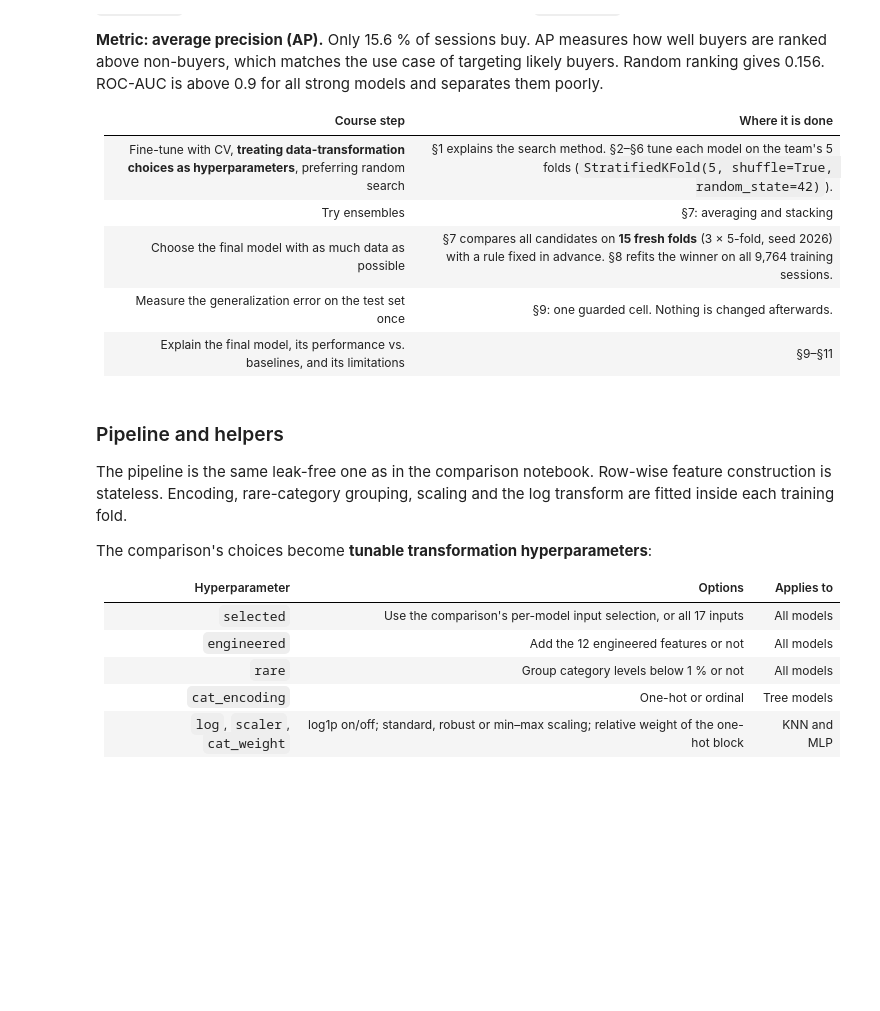
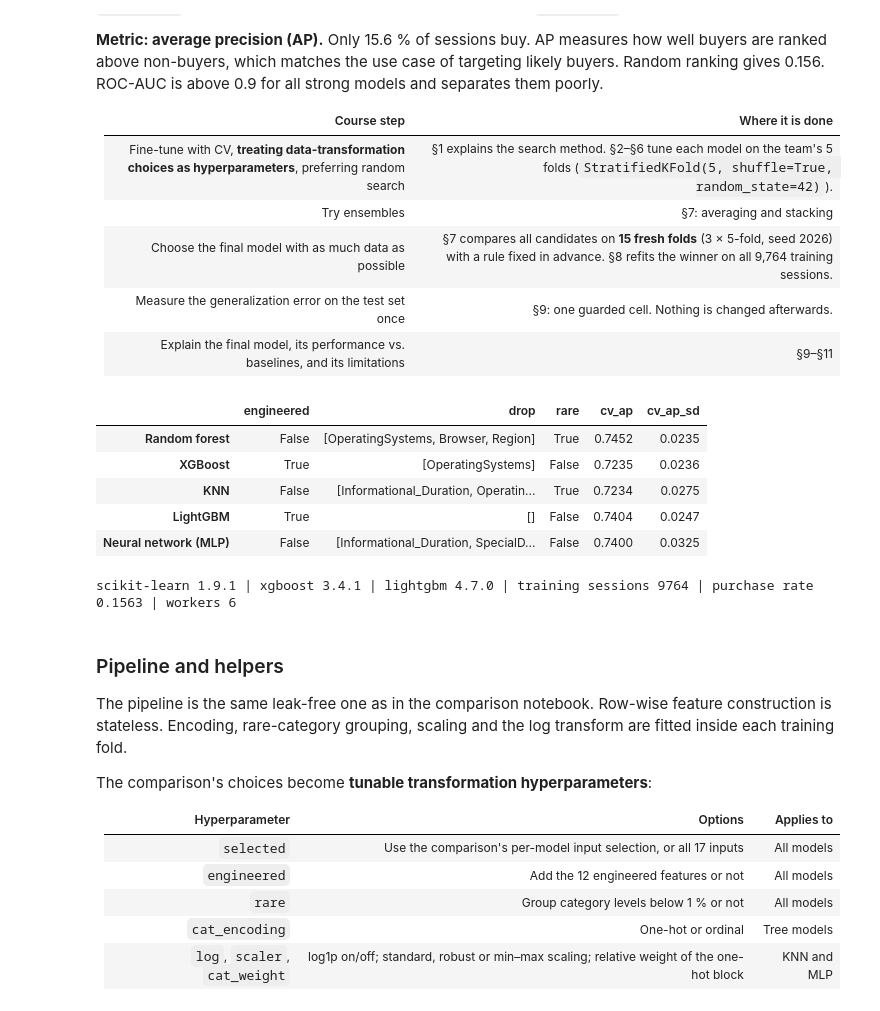
Before and after one commit to xiaogouyy/MGSC674-Group-Project, a Jupyter notebook: fine_tuning_models.ipynb, the cells around one changed output. Cells and saved outputs as stored; diff of their text form; code cells hidden in the pictures; blank space fills up the shorter version.

```diff
--- a/fine_tuning_models.ipynb
+++ b/fine_tuning_models.ipynb
@@ -43,7 +71,7 @@ import pandas as pd
 import sklearn
 import xgboost as xgb
 from IPython.display import display
-from joblib import Parallel, delayed
+from sklearn.utils.parallel import Parallel, delayed   # passes the scikit-learn config to the workers
 from scipy.stats import loguniform, randint, uniform
 from sklearn.base import BaseEstimator, TransformerMixin, clone
 from sklearn.compose import ColumnTransformer
@@ -64,34 +92,45 @@ from threadpoolctl import threadpool_limits
 warnings.filterwarnings('ignore', category=FutureWarning)
 pd.set_option('display.float_format', lambda v: f'{v:.4f}')
 pd.set_option('display.max_columns', 30)
 pd.set_option('display.width', 230)
 
 SEED = 42
-N_JOBS = os.cpu_count() or 1
+# Memory-safe parallelism: at most 6 workers, and scikit-learn's chunked distance computations
+# (KNN) are capped at 256 MB per worker instead of the 1 GB default.
+N_JOBS = min(6, os.cpu_count() or 1)
+sklearn.set_config(working_memory=256)
 OUT = Path('fine_tuning_results')
 OUT.mkdir(exist_ok=True)
 TARGET = 'Revenue'
 
 COUNTS = ['Administrative', 'Informational', 'ProductRelated']
 DURATIONS = [c + '_Duration' for c in COUNTS]
 RAW_NUM = ['Administrative', 'Administrative_Duration', 'Informational', 'Informational_Duration', 'ProductRelated',
            'ProductRelated_Duration', 'BounceRates', 'ExitRates', 'PageValues', 'SpecialDay']
 CATS = ['Month', 'OperatingSystems', 'Browser', 'Region', 'TrafficType', 'VisitorType', 'Weekend']
 FEATURES = RAW_NUM + CATS
 LOG_SET = set(COUNTS + DURATIONS + ['PageValues', 'TotalPages', 'TotalDuration', 'AvgTimePerPage', 'AvgProductTime',
                                     'AvgAdminTime', 'AvgInfoTime'])
 
 SHORT = json.load(open('model_comparison_results/shortlist.json'))
 MODELS = list(SHORT)
 display(pd.DataFrame(SHORT).T)
 
 train_raw = pd.read_csv('train_raw.csv')
 X_train, y_train = train_raw[FEATURES], train_raw[TARGET].astype(int).to_numpy()
 FOLDS = list(StratifiedKFold(n_splits=5, shuffle=True, random_state=SEED).split(X_train, y_train))
 CONFIRM_FOLDS = list(RepeatedStratifiedKFold(n_splits=5, n_repeats=3, random_state=2026).split(X_train, y_train))
 TEST_EVALUATED = False
 print(f'scikit-learn {sklearn.__version__} | xgboost {xgb.__version__} | lightgbm {lgb.__version__} | '
       f'training sessions {len(X_train)} | purchase rate {y_train.mean():.4f} | workers {N_JOBS}')
+# %% [output]
+|  | engineered | drop | rare | cv_ap | cv_ap_sd |
+| Random forest | False | [OperatingSystems, Browser, Region] | True | 0.7452 | 0.0235 |
+| XGBoost | True | [OperatingSystems] | False | 0.7235 | 0.0236 |
+| KNN | False | [Informational_Duration, Operatin... | True | 0.7234 | 0.0275 |
+| LightGBM | True | [] | False | 0.7404 | 0.0247 |
+| Neural network (MLP) | False | [Informational_Duration, SpecialD... | False | 0.7400 | 0.0325 |
+scikit-learn 1.9.1 | xgboost 3.4.1 | lightgbm 4.7.0 | training sessions 9764 | purchase rate 0.1563 | workers 6
 # %% [markdown]
 ### Pipeline and helpers
 
```
Also changed, not shown: parts of 31 cells of this notebook, 7 other files.
